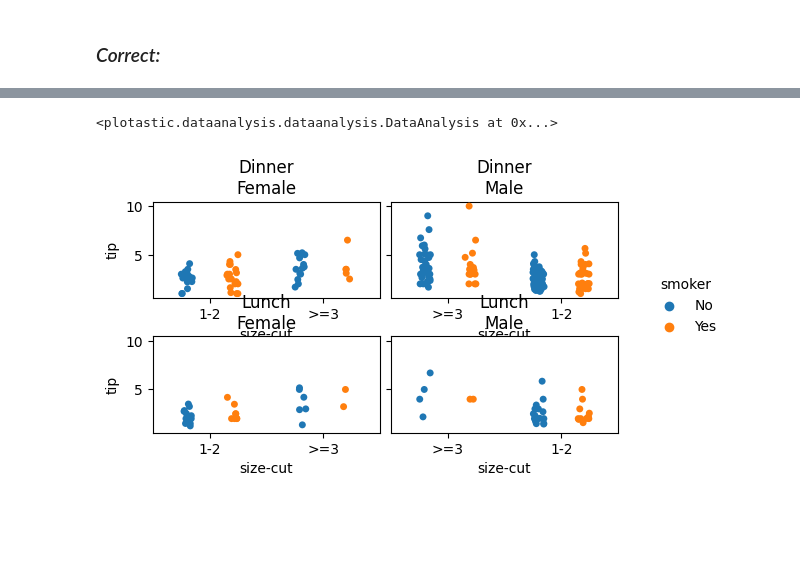
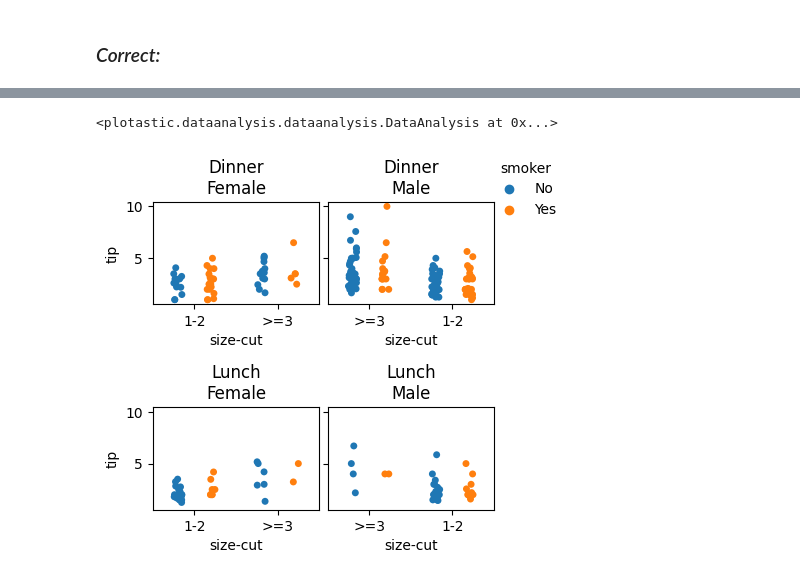
Before and after one commit to markur4/plotastic, a Jupyter notebook: HOW_TO_USE/plot_legend.ipynb, the cells around one changed output, grey strips where cells are left out. Saved outputs shown, nothing was run; the diff lists cells and outputs as text; code cells hidden in the pictures; blank space fills up the shorter version.

```diff
--- a/HOW_TO_USE/plot_legend.ipynb
+++ b/HOW_TO_USE/plot_legend.ipynb
@@ -100,11 +93,9 @@ God, that's an annoying one..! You got the following options to pass to `edit_le
 # %%
 (
-    DA.subplots(figsize=(6, 3))
+    DA.subplots(figsize=(4, 4), hspace=1)
     .fillaxes(kind="strip", dodge=True)
-    .edit_legend(
-        #
-    )
+    .edit_legend(pad=0, loc="upper right")
 )
 # %% [output]
 <plotastic.dataanalysis.dataanalysis.DataAnalysis at 0x...>
-[figure, old version]
+[figure, new version]
```
Also changed, not shown: parts of 9 cells of this notebook, 3 other files.
